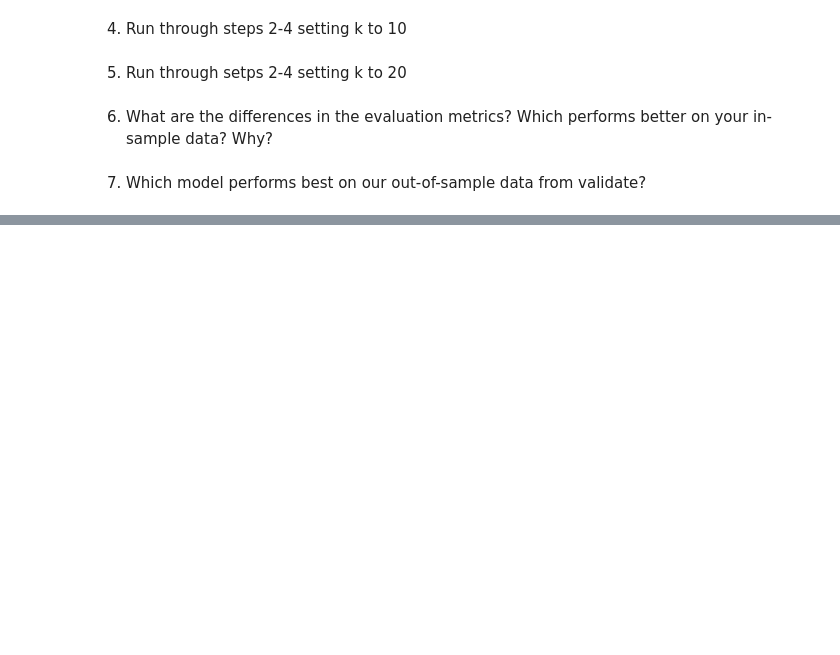
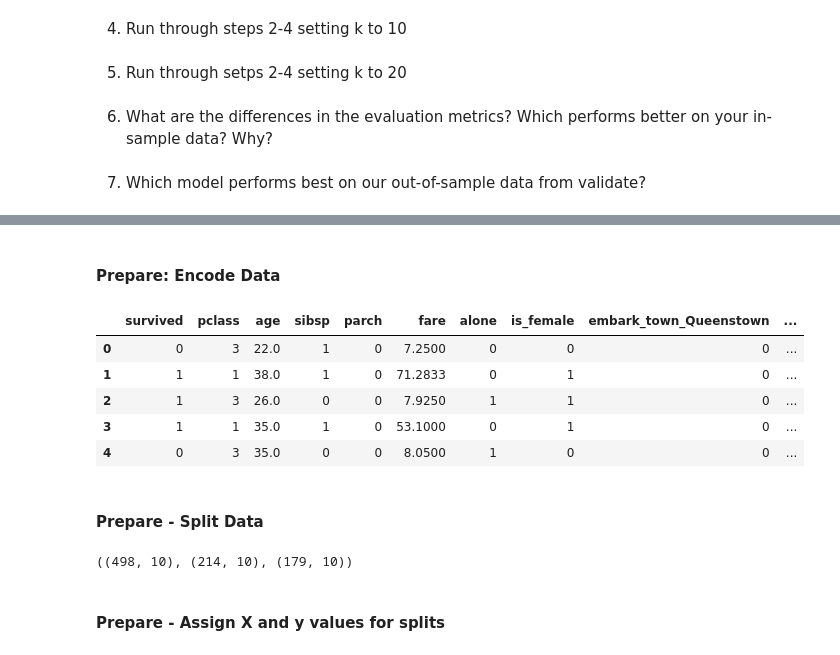
Before and after one commit to rachelrobbinsmayhill/classification-exercises, a Jupyter notebook: model.ipynb, the cells around one changed output, grey strips where cells are left out. Drawn from its saved outputs; the diff is of its cells as text; code cells hidden in the pictures; blank space fills up the shorter version.

```diff
--- a/model.ipynb
+++ b/model.ipynb
@@ -554,0 +597,34 @@ print('Accuracy of KNN classifier on test set: {:.2f}'
+# %%
+# we will be using - age -> 177 null values
+# What to do with deck?
+
+# Use the average age to full in the null values within the age column.
+avg_age = df.age.mean()
+df.age = df.age.fillna(avg_age)
+# %% [markdown]
+#### Prepare: Encode Data
+# %%
+# Encode string(categorical) values into numberic values so the computer can read them.
+
+df["is_female"] = (df.sex == 'female').astype('int')
+# %%
+# create dummy vairables to encode embarktown into numberic values
+dummy_df = pd.get_dummies(df[['embark_town']], dummy_na=False, drop_first=True)
+
+#reassign df with added colums for embark_town
+df = pd.concat([df, dummy_df], axis=1)
+# %%
+# drop unnecessary columns, like columns we used to encode data
+
+df = df.drop(columns=["passenger_id", "deck", "class", "embarked", "sex", "embark_town"])
+# %%
+df.head()
+# %% [output]
+|  | survived | pclass | age | sibsp | parch | fare | alone | is_female | embark_town_Queenstown | ... |
+| 0 | 0 | 3 | 22.0 | 1 | 0 | 7.2500 | 0 | 0 | 0 | ... |
+| 1 | 1 | 1 | 38.0 | 1 | 0 | 71.2833 | 0 | 1 | 0 | ... |
+| 2 | 1 | 3 | 26.0 | 0 | 0 | 7.9250 | 1 | 1 | 0 | ... |
+| 3 | 1 | 1 | 35.0 | 1 | 0 | 53.1000 | 0 | 1 | 0 | ... |
+| 4 | 0 | 3 | 35.0 | 0 | 0 | 8.0500 | 1 | 0 | 0 | ... |
+# %% [markdown]
+#### Prepare - Split Data
@@ -554,0 +634,6 @@ print('Accuracy of KNN classifier on test set: {:.2f}'
+# %%
+train.shape, validate.shape, test.shape
+# %% [output]
+((498, 10), (214, 10), (179, 10))
+# %% [markdown]
+#### Prepare - Assign X and y values for splits
```
Also changed, not shown: parts of 29 cells of this notebook.
